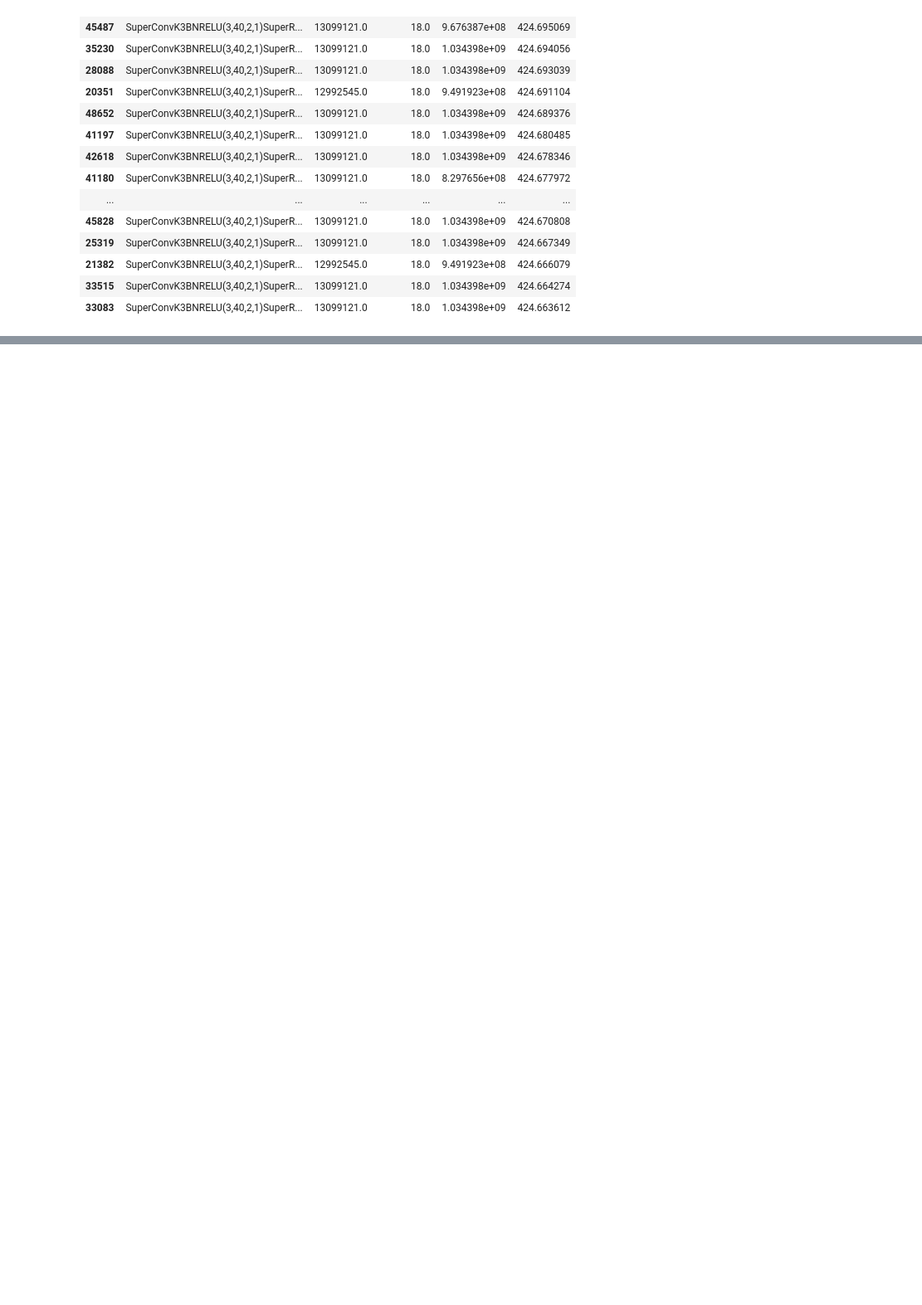
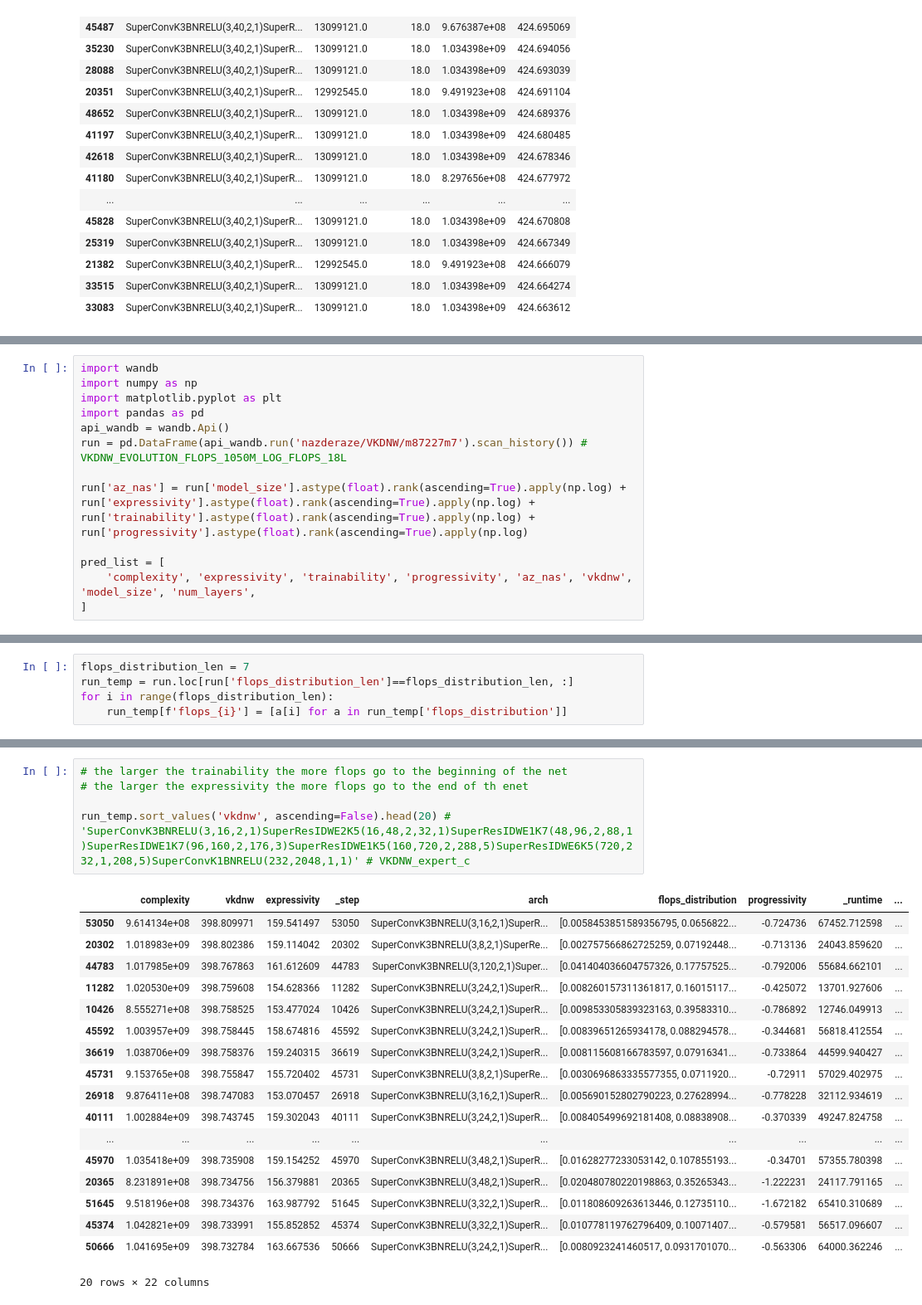
Before and after one commit to ondratybl/VKDNW, a Jupyter notebook: NB201/tss_choose_best.ipynb, the cells around one changed output, grey strips where cells are left out. Shown at 83% size. Cells and saved outputs as stored; diff of their text form; blank space fills up the shorter version.

```diff
--- a/NB201/tss_choose_best.ipynb
+++ b/NB201/tss_choose_best.ipynb
@@ -1278,0 +1396,13 @@ run[['net_str', 'model_size', 'num_layers', 'flops', 'score']].sort_values('scor
+# %%
+import wandb
+import numpy as np
+import matplotlib.pyplot as plt
+import pandas as pd
+api_wandb = wandb.Api()
+run = pd.DataFrame(api_wandb.run('nazderaze/VKDNW/m87227m7').scan_history()) # VKDNW_EVOLUTION_FLOPS_1050M_LOG_FLOPS_18L
+
+run['az_nas'] = run['model_size'].astype(float).rank(ascending=True).apply(np.log) + run['expressivity'].astype(float).rank(ascending=True).apply(np.log) + run['trainability'].astype(float).rank(ascending=True).apply(np.log) + run['progressivity'].astype(float).rank(ascending=True).apply(np.log)
+
+pred_list = [
+    'complexity', 'expressivity', 'trainability', 'progressivity', 'az_nas', 'vkdnw', 'model_size', 'num_layers',
+]
@@ -1278,0 +1419,5 @@ run[['net_str', 'model_size', 'num_layers', 'flops', 'score']].sort_values('scor
+# %%
+flops_distribution_len = 7
+run_temp = run.loc[run['flops_distribution_len']==flops_distribution_len, :]
+for i in range(flops_distribution_len):
+    run_temp[f'flops_{i}'] = [a[i] for a in run_temp['flops_distribution']]
@@ -1278,0 +1454,24 @@ run[['net_str', 'model_size', 'num_layers', 'flops', 'score']].sort_values('scor
+# %%
+# the larger the trainability the more flops go to the beginning of the net
+# the larger the expressivity the more flops go to the end of th enet
+
+run_temp.sort_values('vkdnw', ascending=False).head(20) # 'SuperConvK3BNRELU(3,16,2,1)SuperResIDWE2K5(16,48,2,32,1)SuperResIDWE1K7(48,96,2,88,1)SuperResIDWE1K7(96,160,2,176,3)SuperResIDWE1K5(160,720,2,288,5)SuperResIDWE6K5(720,232,1,208,5)SuperConvK1BNRELU(232,2048,1,1)' # VKDNW_expert_c
+# %% [output]
+|  | complexity | vkdnw | expressivity | _step | arch | flops_distribution | progressivity | _runtime | ... |
+| 53050 | 9.614134e+08 | 398.809971 | 159.541497 | 53050 | SuperConvK3BNRELU(3,16,2,1)SuperR... | [0.0058453851589356795, 0.0656822... | -0.724736 | 67452.712598 | ... |
+| 20302 | 1.018983e+09 | 398.802386 | 159.114042 | 20302 | SuperConvK3BNRELU(3,8,2,1)SuperRe... | [0.002757566862725259, 0.07192448... | -0.713136 | 24043.859620 | ... |
+| 44783 | 1.017985e+09 | 398.767863 | 161.612609 | 44783 | SuperConvK3BNRELU(3,120,2,1)Super... | [0.041404036604757326, 0.17757525... | -0.792006 | 55684.662101 | ... |
+| 11282 | 1.020530e+09 | 398.759608 | 154.628366 | 11282 | SuperConvK3BNRELU(3,24,2,1)SuperR... | [0.008260157311361817, 0.16015117... | -0.425072 | 13701.927606 | ... |
+| 10426 | 8.555271e+08 | 398.758525 | 153.477024 | 10426 | SuperConvK3BNRELU(3,24,2,1)SuperR... | [0.009853305839323163, 0.39583310... | -0.786892 | 12746.049913 | ... |
+| 45592 | 1.003957e+09 | 398.758445 | 158.674816 | 45592 | SuperConvK3BNRELU(3,24,2,1)SuperR... | [0.00839651265934178, 0.088294578... | -0.344681 | 56818.412554 | ... |
+| 36619 | 1.038706e+09 | 398.758376 | 159.240315 | 36619 | SuperConvK3BNRELU(3,24,2,1)SuperR... | [0.008115608166783597, 0.07916341... | -0.733864 | 44599.940427 | ... |
+| 45731 | 9.153765e+08 | 398.755847 | 155.720402 | 45731 | SuperConvK3BNRELU(3,8,2,1)SuperRe... | [0.0030696863335577355, 0.0711920... | -0.72911 | 57029.402975 | ... |
+| 26918 | 9.876411e+08 | 398.747083 | 153.070457 | 26918 | SuperConvK3BNRELU(3,16,2,1)SuperR... | [0.005690152802790223, 0.27628994... | -0.778228 | 32112.934619 | ... |
+| 40111 | 1.002884e+09 | 398.743745 | 159.302043 | 40111 | SuperConvK3BNRELU(3,24,2,1)SuperR... | [0.008405499692181408, 0.08838908... | -0.370339 | 49247.824758 | ... |
+| ... | ... | ... | ... | ... | ... | ... | ... | ... | ... |
+| 45970 | 1.035418e+09 | 398.735908 | 159.154252 | 45970 | SuperConvK3BNRELU(3,48,2,1)SuperR... | [0.01628277233053142, 0.107855193... | -0.34701 | 57355.780398 | ... |
+| 20365 | 8.231891e+08 | 398.734756 | 156.379881 | 20365 | SuperConvK3BNRELU(3,48,2,1)SuperR... | [0.020480780220198863, 0.35265343... | -1.222231 | 24117.791165 | ... |
+| 51645 | 9.518196e+08 | 398.734376 | 163.987792 | 51645 | SuperConvK3BNRELU(3,32,2,1)SuperR... | [0.011808609263613446, 0.12735110... | -1.672182 | 65410.310689 | ... |
+| 45374 | 1.042821e+09 | 398.733991 | 155.852852 | 45374 | SuperConvK3BNRELU(3,32,2,1)SuperR... | [0.010778119762796409, 0.10071407... | -0.579581 | 56517.096607 | ... |
+| 50666 | 1.041695e+09 | 398.732784 | 163.667536 | 50666 | SuperConvK3BNRELU(3,24,2,1)SuperR... | [0.0080923241460517, 0.0931701070... | -0.563306 | 64000.362246 | ... |
+20 rows × 22 columns
```
Also changed, not shown: parts of 17 cells of this notebook, 5 other files.
